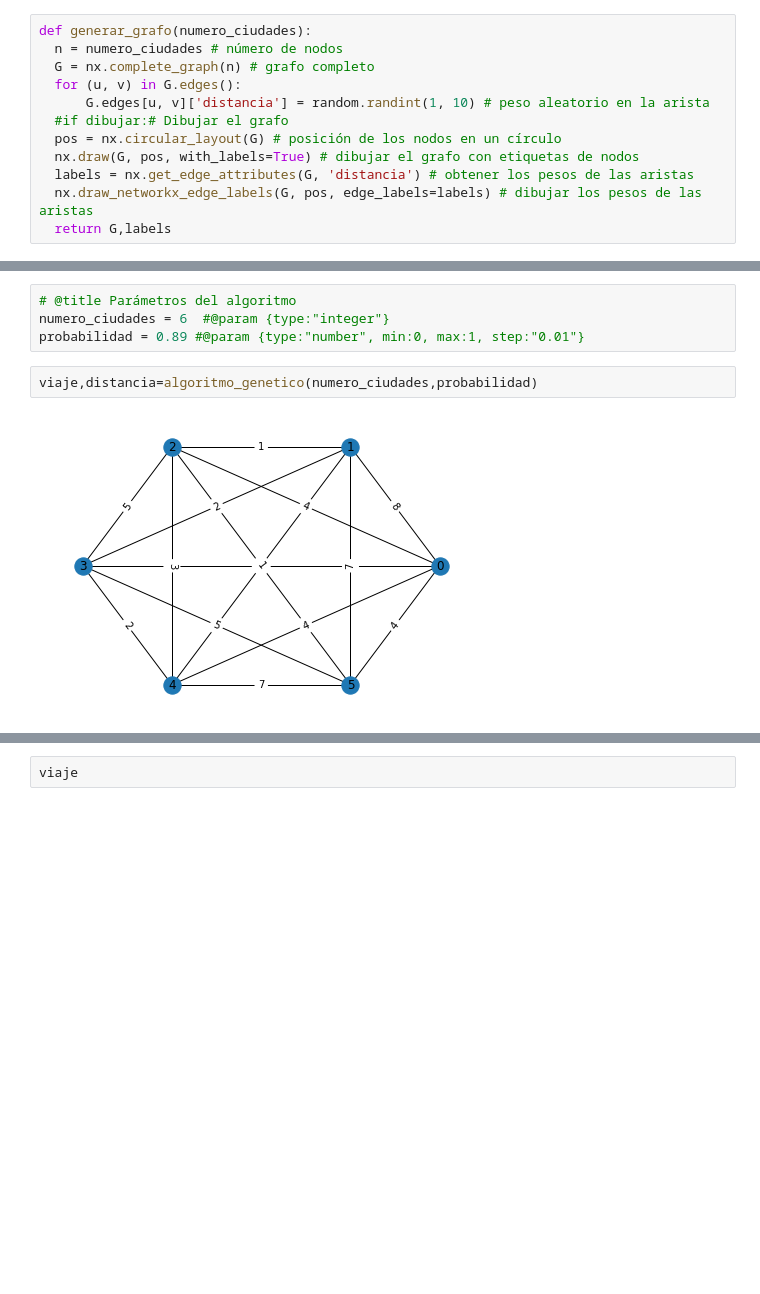
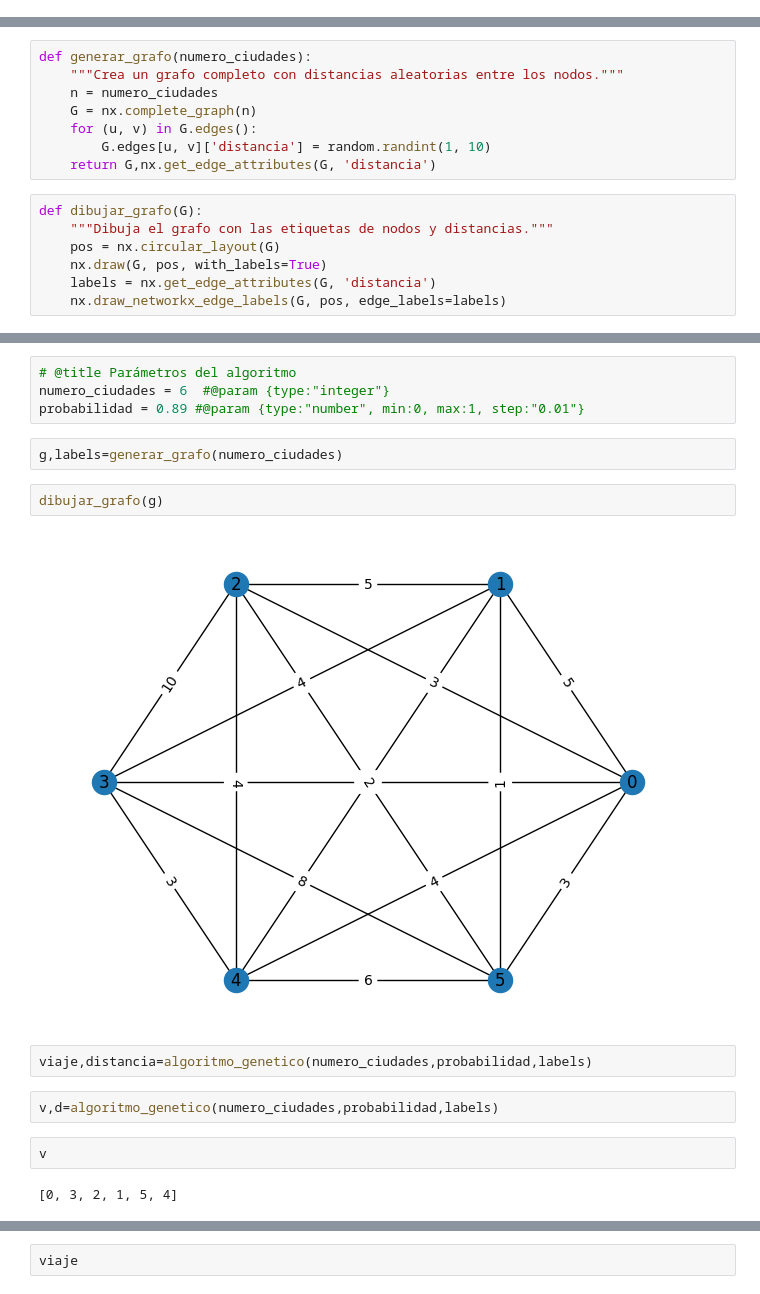
Before and after one commit to vabarbosa/vb-gaebhhcae_Qiskit, a Jupyter notebook: Algoritmo_genetico_tsp.ipynb, the cells around one changed output, grey strips where cells are left out. Drawn from its saved outputs; the diff is of its cells as text; blank space fills up the shorter version.

```diff
--- a/Algoritmo_genetico_tsp.ipynb
+++ b/Algoritmo_genetico_tsp.ipynb
@@ -7,15 +102,3 @@ import matplotlib.pyplot as plt
 import itertools
 import numpy as np
 import time
-# %%
-def generar_grafo(numero_ciudades):
-  n = numero_ciudades # número de nodos
-  G = nx.complete_graph(n) # grafo completo
-  for (u, v) in G.edges():
-      G.edges[u, v]['distancia'] = random.randint(1, 10) # peso aleatorio en la arista
-  #if dibujar:# Dibujar el grafo
-  pos = nx.circular_layout(G) # posición de los nodos en un círculo
-  nx.draw(G, pos, with_labels=True) # dibujar el grafo con etiquetas de nodos
-  labels = nx.get_edge_attributes(G, 'distancia') # obtener los pesos de las aristas
-  nx.draw_networkx_edge_labels(G, pos, edge_labels=labels) # dibujar los pesos de las aristas
-  return G,labels
@@ -29,0 +105,15 @@ def crear_poblacion(numero_ciudades):
+# %%
+def generar_grafo(numero_ciudades):
+    """Crea un grafo completo con distancias aleatorias entre los nodos."""
+    n = numero_ciudades
+    G = nx.complete_graph(n)
+    for (u, v) in G.edges():
+        G.edges[u, v]['distancia'] = random.randint(1, 10)
+    return G,nx.get_edge_attributes(G, 'distancia')
+# %%
+def dibujar_grafo(G):
+    """Dibuja el grafo con las etiquetas de nodos y distancias."""
+    pos = nx.circular_layout(G)
+    nx.draw(G, pos, with_labels=True)
+    labels = nx.get_edge_attributes(G, 'distancia')
+    nx.draw_networkx_edge_labels(G, pos, edge_labels=labels)
@@ -219,7 +311,17 @@ def algoritmo_genetico(numero_ciudades,probabilidad):
 # @title Parámetros del algoritmo
 numero_ciudades = 6  #@param {type:"integer"}
 probabilidad = 0.89 #@param {type:"number", min:0, max:1, step:"0.01"}
+# %%
+g,labels=generar_grafo(numero_ciudades)
+# %%
+dibujar_grafo(g)
+# %% [output]
+[figure, added]
 # %%
-viaje,distancia=algoritmo_genetico(numero_ciudades,probabilidad)
+viaje,distancia=algoritmo_genetico(numero_ciudades,probabilidad,labels)
-# %% [output]
-[figure, removed]
+# %%
+v,d=algoritmo_genetico(numero_ciudades,probabilidad,labels)
+# %%
+v
+# %% [output]
+[0, 3, 2, 1, 5, 4]
```
Also changed, not shown: parts of 14 cells of this notebook.
